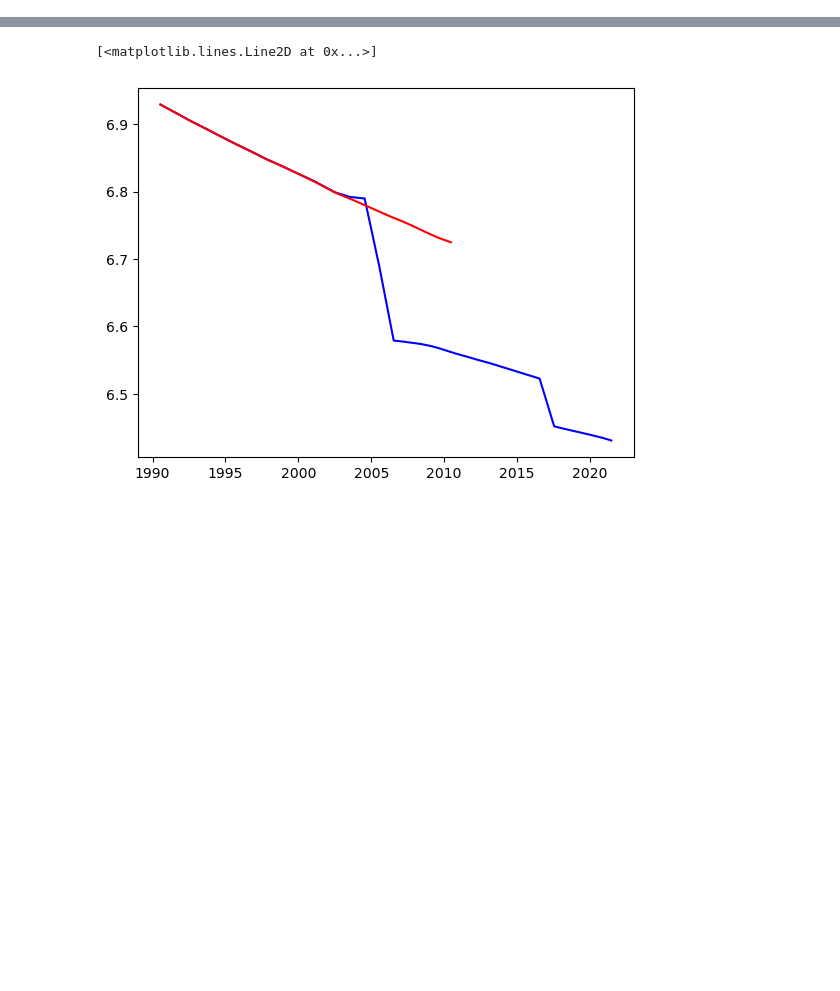
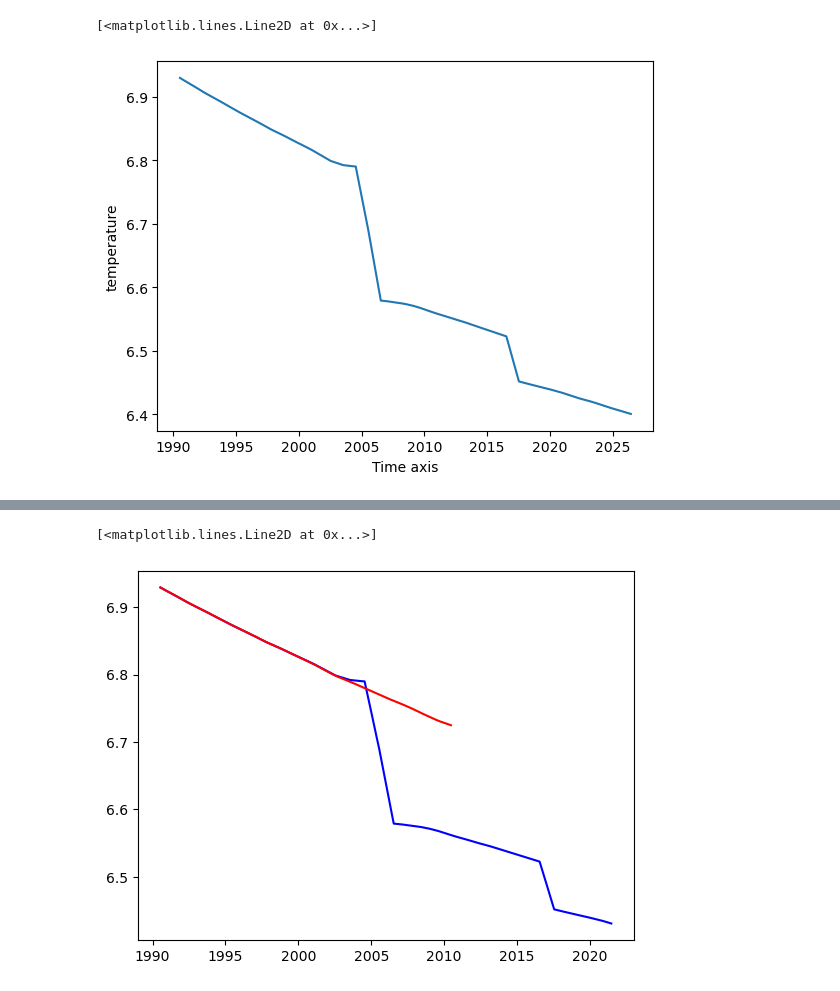
Before and after one commit to asozza/stece, a Jupyter notebook: osprey/notebooks/test_reader.ipynb, the cells around one changed output, grey strips where cells are left out. Saved outputs shown, nothing was run; the diff lists cells and outputs as text; code cells hidden in the pictures; blank space fills up the shorter version.

```diff
--- a/osprey/notebooks/test_reader.ipynb
+++ b/osprey/notebooks/test_reader.ipynb
@@ -9,3 +9,8 @@ from osprey.means.means import movave, spacemean
 from osprey.utils.time import get_decimal_year
 import matplotlib.pyplot as plt
 import xarray as xr
+# %%
+timeseries(expname='FE00', startyear=1990, endyear=2027, var='thetao')
+# %% [output]
+[<matplotlib.lines.Line2D at 0x...>]
+[figure, added]
```
Also changed, not shown: parts of 6 cells of this notebook, 5 other files.
